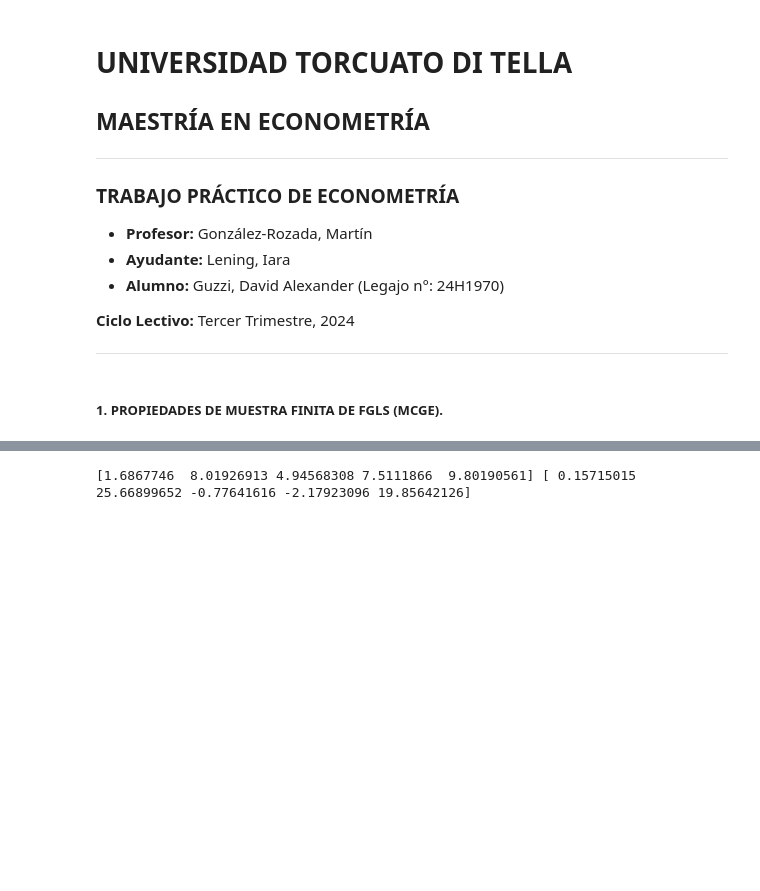
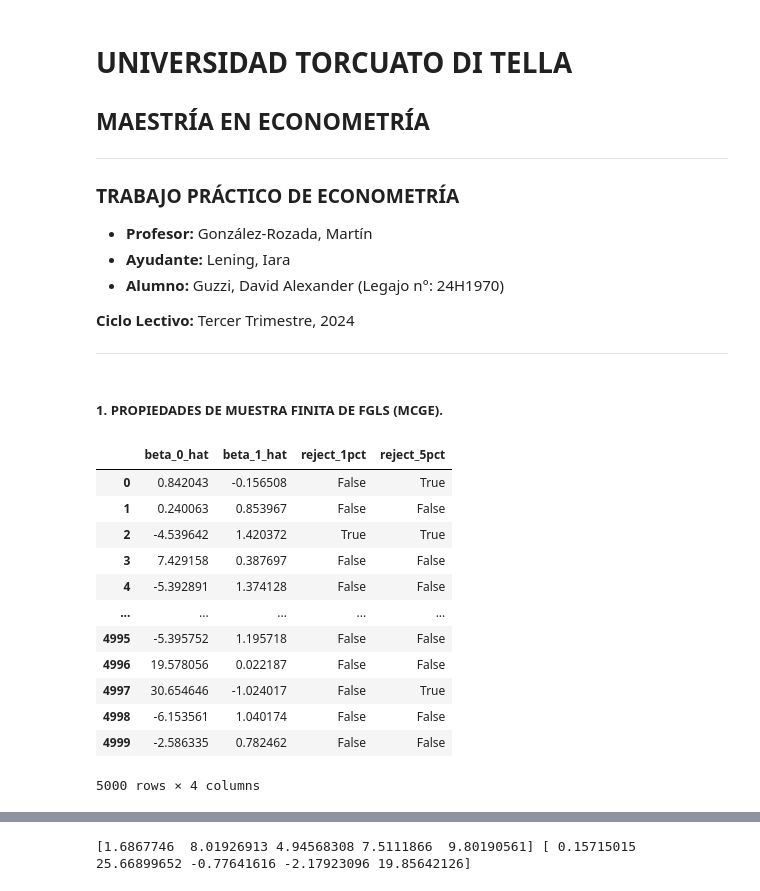
Before and after one commit to DavidGuzzi/MECMT05, a Jupyter notebook: TP.ipynb, the cells around one changed output, grey strips where cells are left out. Saved outputs shown, nothing was run; the diff lists cells and outputs as text; code cells hidden in the pictures; blank space fills up the shorter version.

```diff
--- a/TP.ipynb
+++ b/TP.ipynb
@@ -93,6 +93,61 @@ def fgls_estimation(x, y):
     se_beta1_hat = final_ols_results.bse.iloc[1]
 
     return beta_0_hat, beta_1_hat, se_beta1_hat
+# %%
+results = []
+for n_obs in [5, 10]:
+    sample_results = []
+
+    for i in range(5000):
+        # Generación de datos
+        x = np.random.uniform(1, 50, n_obs)
+        u = np.random.normal(scale=x)
+        y = -3 + 0.8 * x + u
+
+        # Estimación FGLS
+        beta_0_hat, beta_1_hat, se_beta1_hat = fgls_estimation(x, y)
+
+        # Test de hipótesis para beta_1 = 0.8
+        t_stat = (beta_1_hat - 0.8) / se_beta1_hat
+        p_value = 2 * (1 - t.cdf(abs(t_stat), df=n_obs - 2))
+        reject_1pct = p_value < 0.01
+        reject_5pct = p_value < 0.05
+
+        sample_results.append([beta_0_hat, beta_1_hat, reject_1pct, reject_5pct])
+
+    # Convertir a DataFrame
+    df_results = pd.DataFrame(sample_results, columns=['beta_0_hat', 'beta_1_hat', 'reject_1pct', 'reject_5pct'])
+
+    # Calcular estadísticas
+    mean_beta0 = df_results['beta_0_hat'].mean()
+    mean_beta1 = df_results['beta_1_hat'].mean()
+    median_beta0 = df_results['beta_0_hat'].median()
+    median_beta1 = df_results['beta_1_hat'].median()
+    std_beta0 = df_results['beta_0_hat'].std()
+    std_beta1 = df_results['beta_1_hat'].std()
+    test_size_1pct = df_results['reject_1pct'].mean()
+    test_size_5pct = df_results['reject_5pct'].mean()
+
+    results.append([n_obs, mean_beta0, median_beta0, std_beta0, mean_beta1, median_beta1, std_beta1, test_size_1pct, test_size_5pct])
+
+# Crear DataFrame final
+results_df = pd.DataFrame(results, columns=['n_observations', 'mean_beta0', 'median_beta0', 'std_beta0', 'mean_beta1', 'median_beta1', 'std_beta1', 'test_size_1pct', 'test_size_5pct'])
+# %%
+df_results
+# %% [output]
+|  | beta_0_hat | beta_1_hat | reject_1pct | reject_5pct |
+| 0 | 0.842043 | -0.156508 | False | True |
+| 1 | 0.240063 | 0.853967 | False | False |
+| 2 | -4.539642 | 1.420372 | True | True |
+| 3 | 7.429158 | 0.387697 | False | False |
+| 4 | -5.392891 | 1.374128 | False | False |
+| ... | ... | ... | ... | ... |
+| 4995 | -5.395752 | 1.195718 | False | False |
+| 4996 | 19.578056 | 0.022187 | False | False |
+| 4997 | 30.654646 | -1.024017 | False | True |
+| 4998 | -6.153561 | 1.040174 | False | False |
+| 4999 | -2.586335 | 0.782462 | False | False |
+5000 rows × 4 columns
 # %%
 def simulate_fgls(n_samples, n_observations_list, beta_0_true, beta_1_true):
 
```
Also changed, not shown: parts of 3 cells of this notebook.
